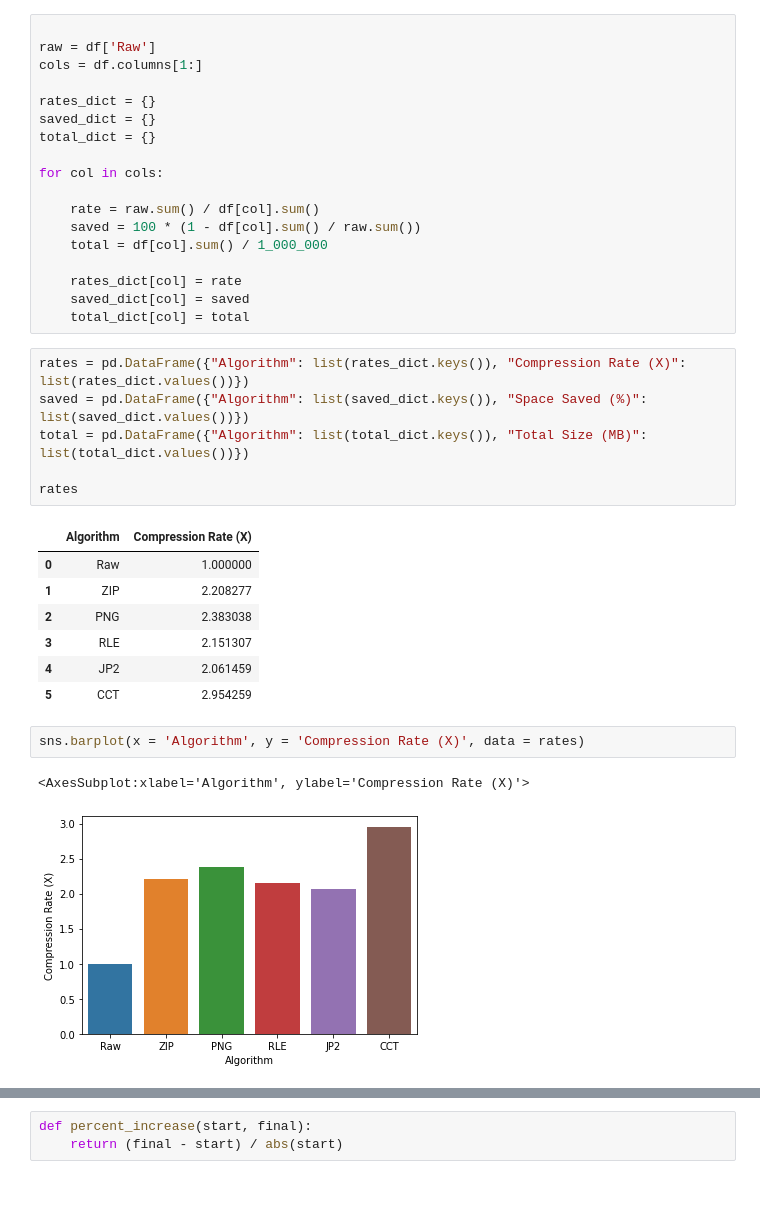
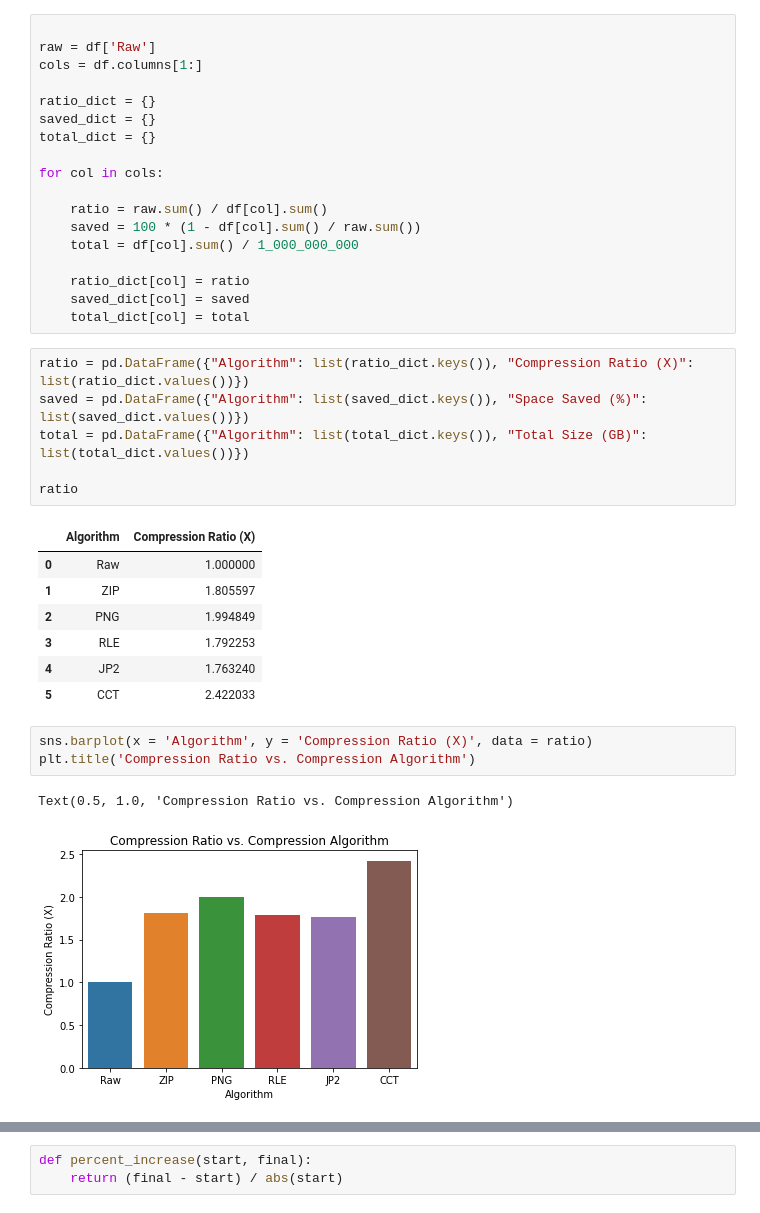
Before and after one commit to taaha-khan/2023-CompaCT-Image-Compression, a Jupyter notebook: notebooks/1.0-tk-results-analysis.ipynb, the cells around one changed output, grey strips where cells are left out. Saved outputs shown, nothing was run; the diff lists cells and outputs as text.

```diff
--- a/notebooks/1.0-tk-results-analysis.ipynb
+++ b/notebooks/1.0-tk-results-analysis.ipynb
@@ -19,37 +31,38 @@ df.head()
 raw = df['Raw']
 cols = df.columns[1:]
 
-rates_dict = {}
+ratio_dict = {}
 saved_dict = {}
 total_dict = {}
 
 for col in cols:
 
-	rate = raw.sum() / df[col].sum()
+	ratio = raw.sum() / df[col].sum()
 	saved = 100 * (1 - df[col].sum() / raw.sum())
-	total = df[col].sum() / 1_000_000
+	total = df[col].sum() / 1_000_000_000
 
-	rates_dict[col] = rate
+	ratio_dict[col] = ratio
 	saved_dict[col] = saved
 	total_dict[col] = total
 # %%
-rates = pd.DataFrame({"Algorithm": list(rates_dict.keys()), "Compression Rate (X)": list(rates_dict.values())})
+ratio = pd.DataFrame({"Algorithm": list(ratio_dict.keys()), "Compression Ratio (X)": list(ratio_dict.values())})
 saved = pd.DataFrame({"Algorithm": list(saved_dict.keys()), "Space Saved (%)": list(saved_dict.values())})
-total = pd.DataFrame({"Algorithm": list(total_dict.keys()), "Total Size (MB)": list(total_dict.values())})
+total = pd.DataFrame({"Algorithm": list(total_dict.keys()), "Total Size (GB)": list(total_dict.values())})
 
-rates
+ratio
 # %% [output]
-|  | Algorithm | Compression Rate (X) |
+|  | Algorithm | Compression Ratio (X) |
 | 0 | Raw | 1.000000 |
-| 1 | ZIP | 2.208277 |
-| 2 | PNG | 2.383038 |
-| 3 | RLE | 2.151307 |
-| 4 | JP2 | 2.061459 |
-| 5 | CCT | 2.954259 |
+| 1 | ZIP | 1.805597 |
+| 2 | PNG | 1.994849 |
+| 3 | RLE | 1.792253 |
+| 4 | JP2 | 1.763240 |
+| 5 | CCT | 2.422033 |
 # %%
-sns.barplot(x = 'Algorithm', y = 'Compression Rate (X)', data = rates)
+sns.barplot(x = 'Algorithm', y = 'Compression Ratio (X)', data = ratio)
+plt.title('Compression Ratio vs. Compression Algorithm')
 # %% [output]
-<AxesSubplot:xlabel='Algorithm', ylabel='Compression Rate (X)'>
+Text(0.5, 1.0, 'Compression Ratio vs. Compression Algorithm')
-[figure, old version]
+[figure, new version]
 # %%
 sns.barplot(x = 'Algorithm', y = 'Space Saved (%)', data = saved)
```
Also changed, not shown: parts of 7 cells of this notebook, 12 other files.
